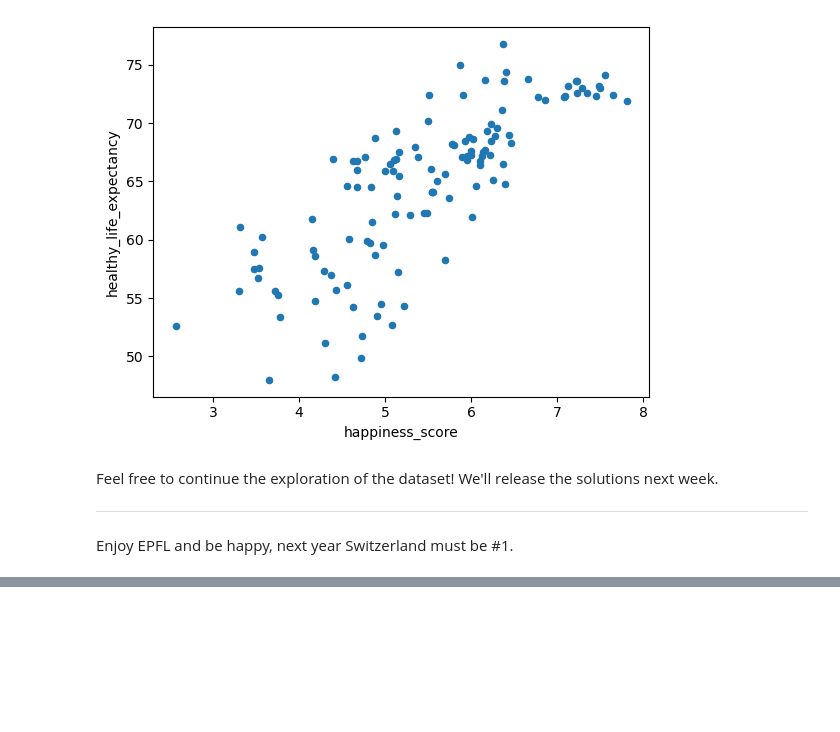
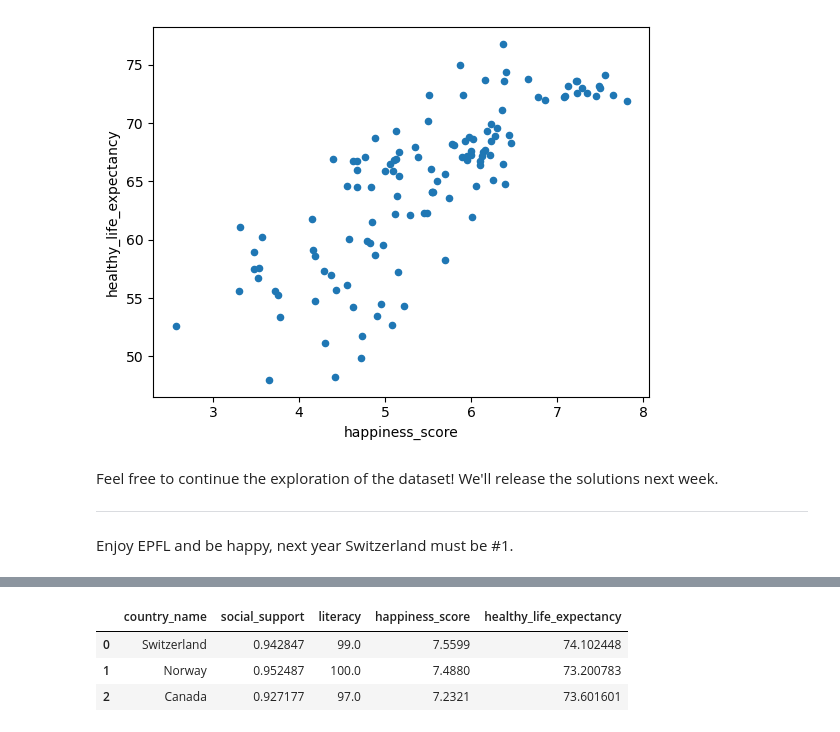
Before and after one commit to Jakhongir0103/epfl-ada, a Jupyter notebook: Exercises/01 - Handling data/Happiness.ipynb, the cells around one changed output, grey strips where cells are left out. Cells and saved outputs as stored; diff of their text form; code cells hidden in the pictures; blank space fills up the shorter version.

```diff
--- a/Exercises/01 - Handling data/Happiness.ipynb
+++ b/Exercises/01 - Handling data/Happiness.ipynb
@@ -249,0 +275,13 @@ Enjoy EPFL and be happy, next year Switzerland must be #1.
+# %%
+print('Happiness score:')
+countries_by_happiness=country_features.sort_values(by='happiness_score',ascending=False).head(10)
+countries_by_happiness.apply((lambda x:print(f'{x.country_name} - {x.happiness_score}')) ,axis=1);
+print('\nHealthy life expectancy:')
+countries_by_life_expectancy=country_features.sort_values(by='healthy_life_expectancy',ascending=False).head(10)
+countries_by_life_expectancy.apply((lambda x:print(f'{x.country_name} - {x.healthy_life_expectancy}')) ,axis=1);
+print('\nSocial support:')
+countries_by_social_support=country_features.sort_values(by='social_support',ascending=False).head(10)
+countries_by_social_support.apply((lambda x:print(f'{x.country_name} - {x.social_support}')) ,axis=1);
+print('\nLiteracy:')
+countries_by_literacy=country_features.sort_values(by='literacy',ascending=False).head(10)
+countries_by_literacy.apply((lambda x:print(f'{x.country_name} - {x.literacy}')) ,axis=1);
@@ -249,0 +306,24 @@ Enjoy EPFL and be happy, next year Switzerland must be #1.
+# %%
+best_countries=pd.merge(
+    pd.merge(
+        countries_by_happiness[['country_name','social_support']],
+        countries_by_life_expectancy[['country_name','literacy']],
+        how='inner',
+        on='country_name'
+    ),
+    pd.merge(
+        countries_by_happiness[['country_name','happiness_score']],
+        countries_by_life_expectancy[['country_name','healthy_life_expectancy']],
+        how='inner',
+        on='country_name'
+    ),
+    how='inner',
+    on='country_name'
+)
+# %%
+best_countries
+# %% [output]
+|  | country_name | social_support | literacy | happiness_score | healthy_life_expectancy |
+| 0 | Switzerland | 0.942847 | 99.0 | 7.5599 | 74.102448 |
+| 1 | Norway | 0.952487 | 100.0 | 7.4880 | 73.200783 |
+| 2 | Canada | 0.927177 | 97.0 | 7.2321 | 73.601601 |
```
Also changed, not shown: parts of 7 cells of this notebook.
